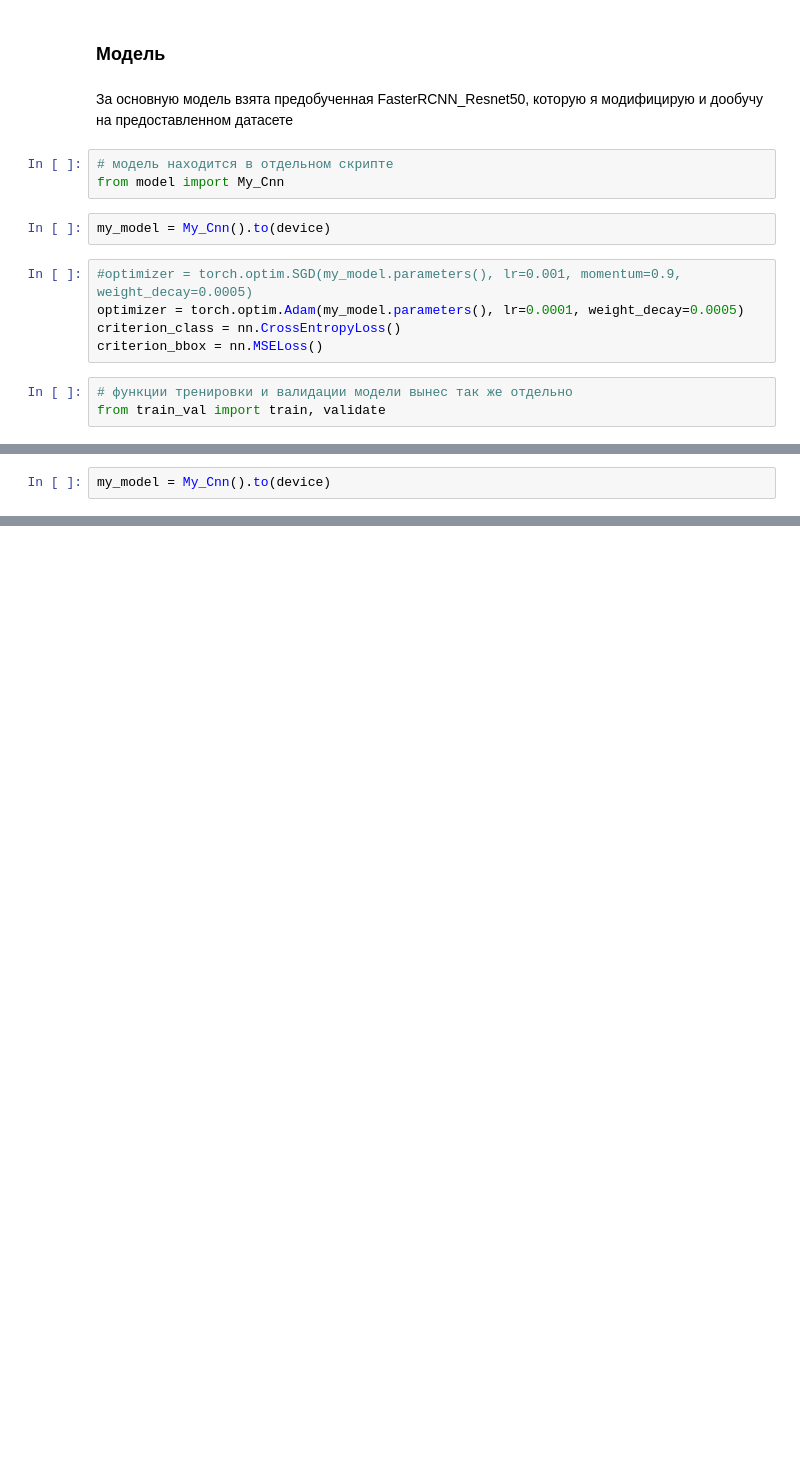
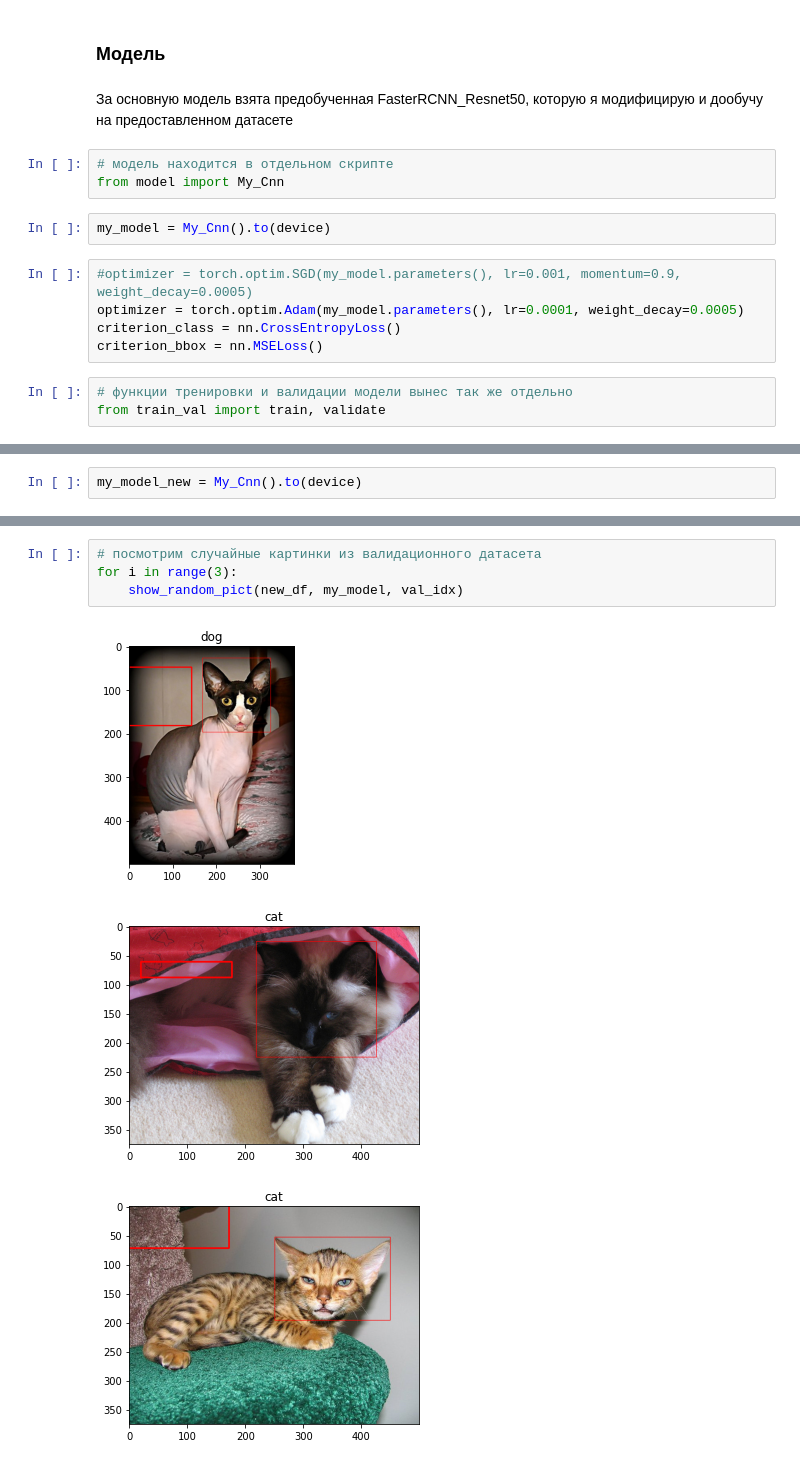
Before and after one commit to AndreyBuynov/Cats_Dogs_Task, a Jupyter notebook: task.ipynb, the cells around one changed output, grey strips where cells are left out. Drawn from its saved outputs; the diff is of its cells as text; blank space fills up the shorter version.

```diff
--- a/task.ipynb
+++ b/task.ipynb
@@ -256,2 +284,2 @@ print('Количество кошек в валидационном датас
 # %%
-my_model = My_Cnn().to(device)
+my_model_new = My_Cnn().to(device)
@@ -269,0 +312,8 @@ print(f"Размер тренировочного сета : {train_idx}, вал
+# %%
+# посмотрим случайные картинки из валидационного датасета
+for i in range(3):
+    show_random_pict(new_df, my_model, val_idx)
+# %% [output]
+[figure, added]
+[figure, added]
+[figure, added]
```
Also changed, not shown: parts of 11 cells of this notebook, 1 other file.
